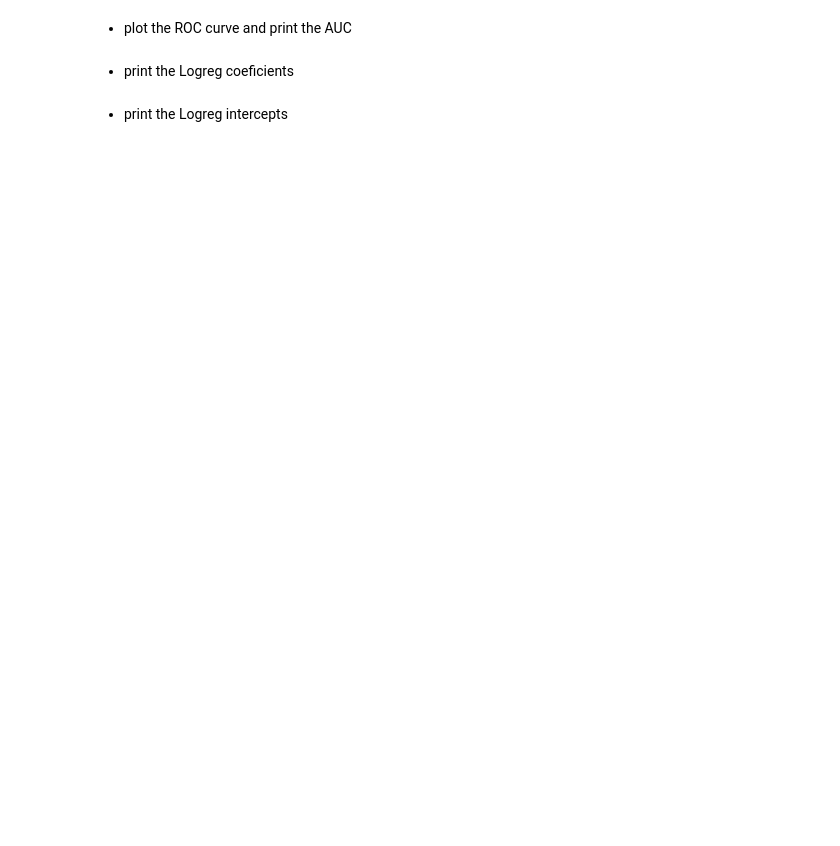
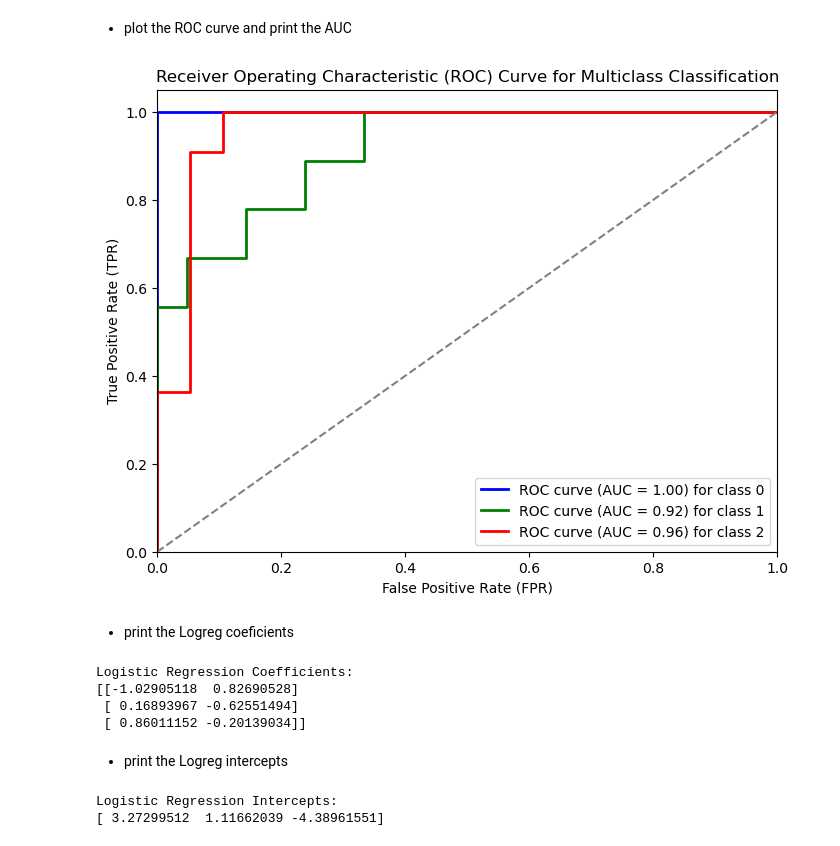
Before and after one commit to yflax/supervised-learning, a Jupyter notebook: Logistic_Regression - Challenge.ipynb, the cells around one changed output. Drawn from its saved outputs; the diff is of its cells as text; code cells hidden in the pictures; blank space fills up the shorter version.

```diff
--- a/Logistic_Regression - Challenge.ipynb
+++ b/Logistic_Regression - Challenge.ipynb
@@ -23,0 +50,3 @@ y = iris.target
+# %%
+model = LogisticRegression()
+model.fit(X_train,y_train)
@@ -28,4 +107,19 @@ y = iris.target
 # %% [markdown]
 * create a hyperparameter options dictionary
+# %%
+hp_options = {
+              'penalty': ['l1', 'l2'] ,
+              'C':[0.001, 0.01, 0.1, 1, 10, 100, 1000],
+              'solver': ['liblinear', 'saga'],
+              'max_iter': [100, 200, 300]}
 # %% [markdown]
 * create a grid search using 5-fold cross validation
+# %%
+# Create the logistic regression model
+logistic_regression_model = LogisticRegression()
+
+# Create the GridSearchCV object with the model and hyperparameter options
+grid_search = GridSearchCV(estimator=logistic_regression_model, param_grid=hp_options, cv=5)
+
+# Fit the GridSearchCV object to the data to find the best hyperparameters
+grid_search.fit(X, y)
@@ -34,4 +135,6 @@ y = iris.target
 # %% [markdown]
 * take the best model from grid search
+# %%
+best_hyperparameters = grid_search.best_params_
 # %% [markdown]
 * print the best hyperparameters
@@ -42,6 +193,60 @@ y = iris.target
 # %% [markdown]
 - plot the ROC curve and print the AUC
+# %%
+import matplotlib.pyplot as plt
+from sklearn.metrics import roc_curve, auc
+from sklearn.preprocessing import label_binarize
+from itertools import cycle
+
+# Assuming you have already trained the model and made predictions (y_pred_probabilities) as shown in the previous example.
+
+# Binarize the true labels (y_test) for multiclass classification
+y_test_binarized = label_binarize(y_test, classes=[0, 1, 2])
+n_classes = y_test_binarized.shape[1]
+
+# Calculate the ROC curve and AUC for each class
+fpr = dict()
+tpr = dict()
+roc_auc = dict()
+for i in range(n_classes):
+    fpr[i], tpr[i], _ = roc_curve(y_test_binarized[:, i], y_pred_probabilities[:, i])
+    roc_auc[i] = auc(fpr[i], tpr[i])
+
+# Plot the ROC curves for each class
+plt.figure(figsize=(8, 6))
+colors = cycle(['b', 'g', 'r'])
+for i, color in zip(range(n_classes), colors):
+    plt.plot(fpr[i], tpr[i], color=color, lw=2, label='ROC curve (AUC = {:.2f}) for class {}'.format(roc_auc[i], i))
+
+plt.plot([0, 1], [0, 1], color='gray', linestyle='--')
+plt.xlim([0.0, 1.0])
+plt.ylim([0.0, 1.05])
+plt.xlabel('False Positive Rate (FPR)')
+plt.ylabel('True Positive Rate (TPR)')
+plt.title('Receiver Operating Characteristic (ROC) Curve for Multiclass Classification')
+plt.legend(loc='lower right')
+plt.show()
+# %% [output]
+[figure, added]
 # %% [markdown]
 * print the Logreg coeficients
+# %%
+# # Print the coefficients (weights) of the logistic regression model
+
+print("Logistic Regression Coefficients:")
+print(logistic_regression_model.coef_)
+# %% [output]
+Logistic Regression Coefficients:
+[[-1.02905118  0.82690528]
+ [ 0.16893967 -0.62551494]
+ [ 0.86011152 -0.20139034]]
 # %% [markdown]
 * print the Logreg intercepts
+# %%
+# represents the bias terms of each class
+# Print the intercepts of the logistic regression model
+print("Logistic Regression Intercepts:")
+print(logistic_regression_model.intercept_)
+# %% [output]
+Logistic Regression Intercepts:
+[ 3.27299512  1.11662039 -4.38961551]
```
Also changed, not shown: parts of 15 cells of this notebook, 3 other files.
